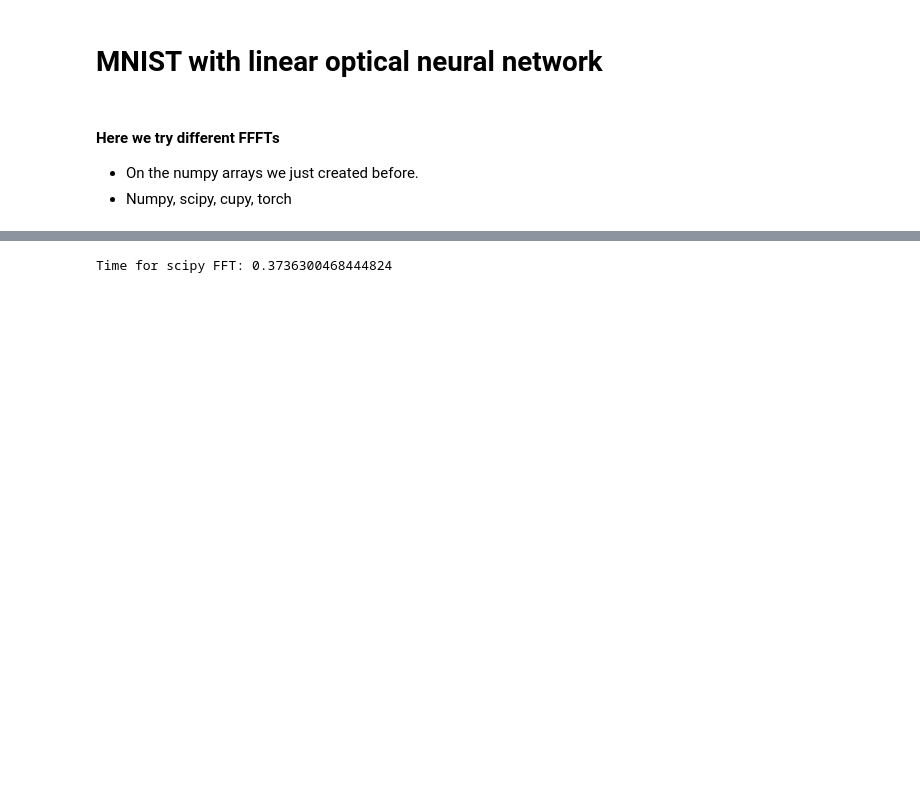
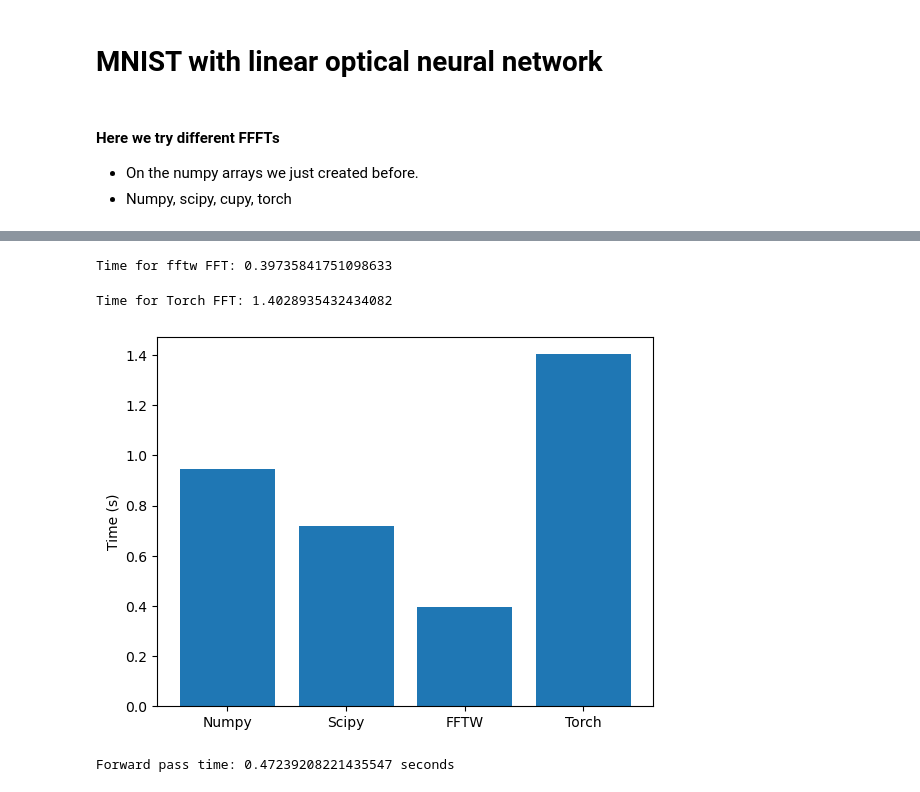
Before and after one commit to ASkalli/ONN_SLM, a Jupyter notebook: Testing_FFTs.ipynb, the cells around one changed output, grey strips where cells are left out. Saved outputs shown, nothing was run; the diff lists cells and outputs as text; code cells hidden in the pictures; blank space fills up the shorter version.

```diff
--- a/Testing_FFTs.ipynb
+++ b/Testing_FFTs.ipynb
@@ -67,8 +68,42 @@ X_train_FFT_3 = pyfftw.interfaces.numpy_fft.fft2(X_train_MNIST, axes=(-2,-1))
 
 end_time = time.time()
 
-scipy_FFT_time = end_time - start_time
+fftw_FFT_time = end_time - start_time
 
-print(f'Time for scipy FFT: {end_time - start_time}')
+print(f'Time for fftw FFT: {end_time - start_time}')
 # %% [output]
-Time for scipy FFT: 0.3736300468444824
+Time for fftw FFT: 0.39735841751098633
+# %%
+# let's test pytorch FFT, it is natively faster and supports easy multithreading
+
+X_train_MNIST, Y_train_MNIST = next(iter(train_loader_MNIST))
+
+device = torch.device('cuda' if torch.cuda.is_available() else 'cpu')
+
+X_train_MNIST = X_train_MNIST.to(device)
+
+torch.cuda.synchronize()
+
+start_time = time.time()
+
+X_train_FFT_4 = torch.fft.fft2(X_train_MNIST)
+
+torch.cuda.synchronize()
+end_time = time.time()
+
+torch_FFT_time = end_time - start_time
+
+print(f'Time for Torch FFT: {end_time - start_time}')
+# %% [output]
+Time for Torch FFT: 1.4028935432434082
+# %%
+#plotting comparison
+
+time_vec = [npumpy_FFT_time, scipy_FFT_time, fftw_FFT_time, torch_FFT_time]
+labels = ['Numpy', 'Scipy', 'FFTW', 'Torch']
+
+plt.bar(labels, time_vec)
+plt.ylabel('Time (s)')
+plt.show()
+# %% [output]
+[figure, added]
@@ -74,0 +149,27 @@ Time for scipy FFT: 0.3736300468444824
+# %%
+X_train_MNIST, Y_train_MNIST = next(iter(train_loader_MNIST))
+
+
+ONN = Lin_ONN(SLM_size=100)
+
+device = torch.device('cuda' if torch.cuda.is_available() else 'cpu')
+
+# Move input data to the device
+X_train_MNIST = X_train_MNIST.to(device)
+
+# Move model to the device
+ONN.to(device)
+
+# Measure forward pass time
+torch.cuda.synchronize()
+start_time = time.time()
+
+# Forward pass
+Y = ONN.forward(X_train_MNIST)
+
+torch.cuda.synchronize()
+end_time = time.time()
+
+print(f'Forward pass time: {end_time - start_time} seconds')
+# %% [output]
+Forward pass time: 0.47239208221435547 seconds
```
Also changed, not shown: parts of 11 cells of this notebook, 3 other files.
